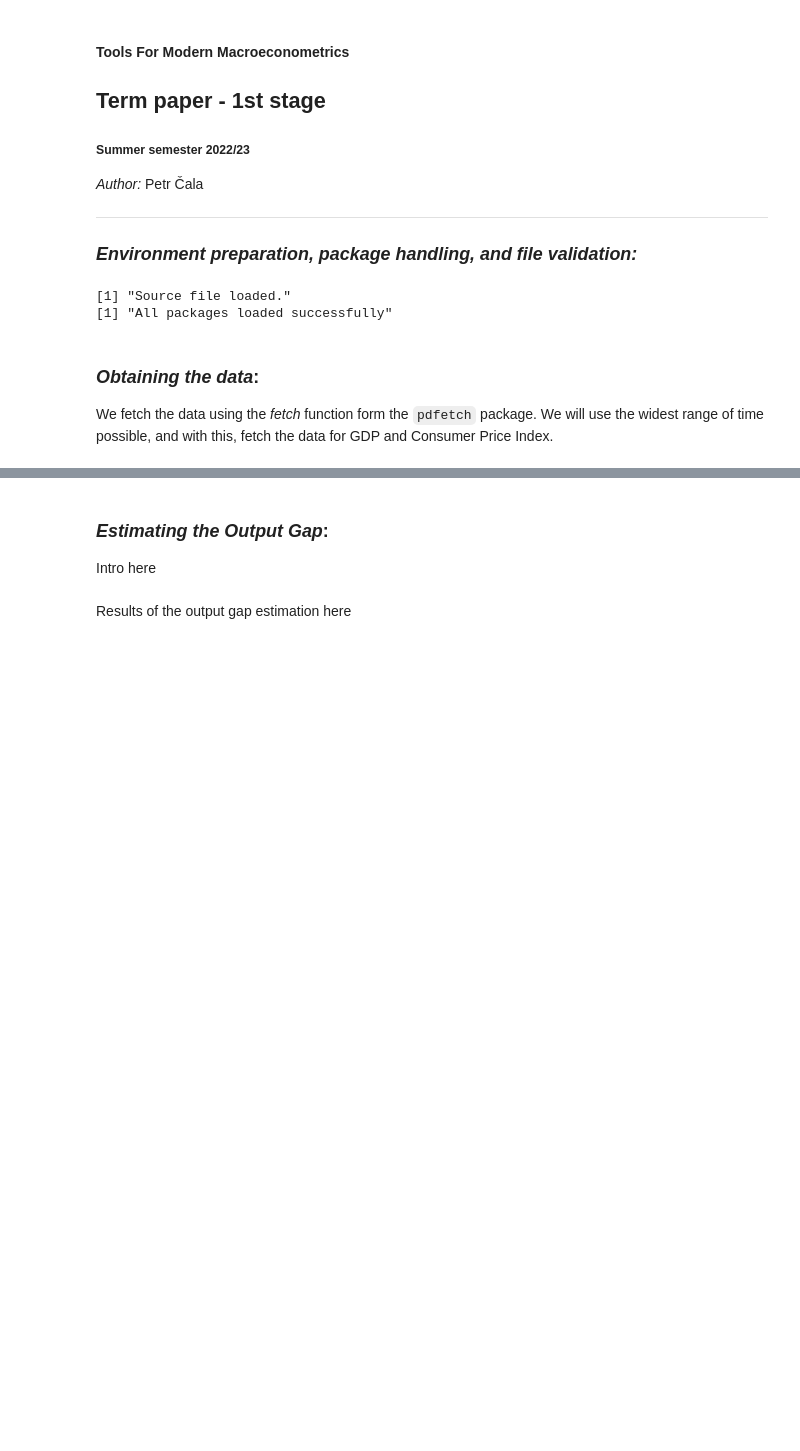
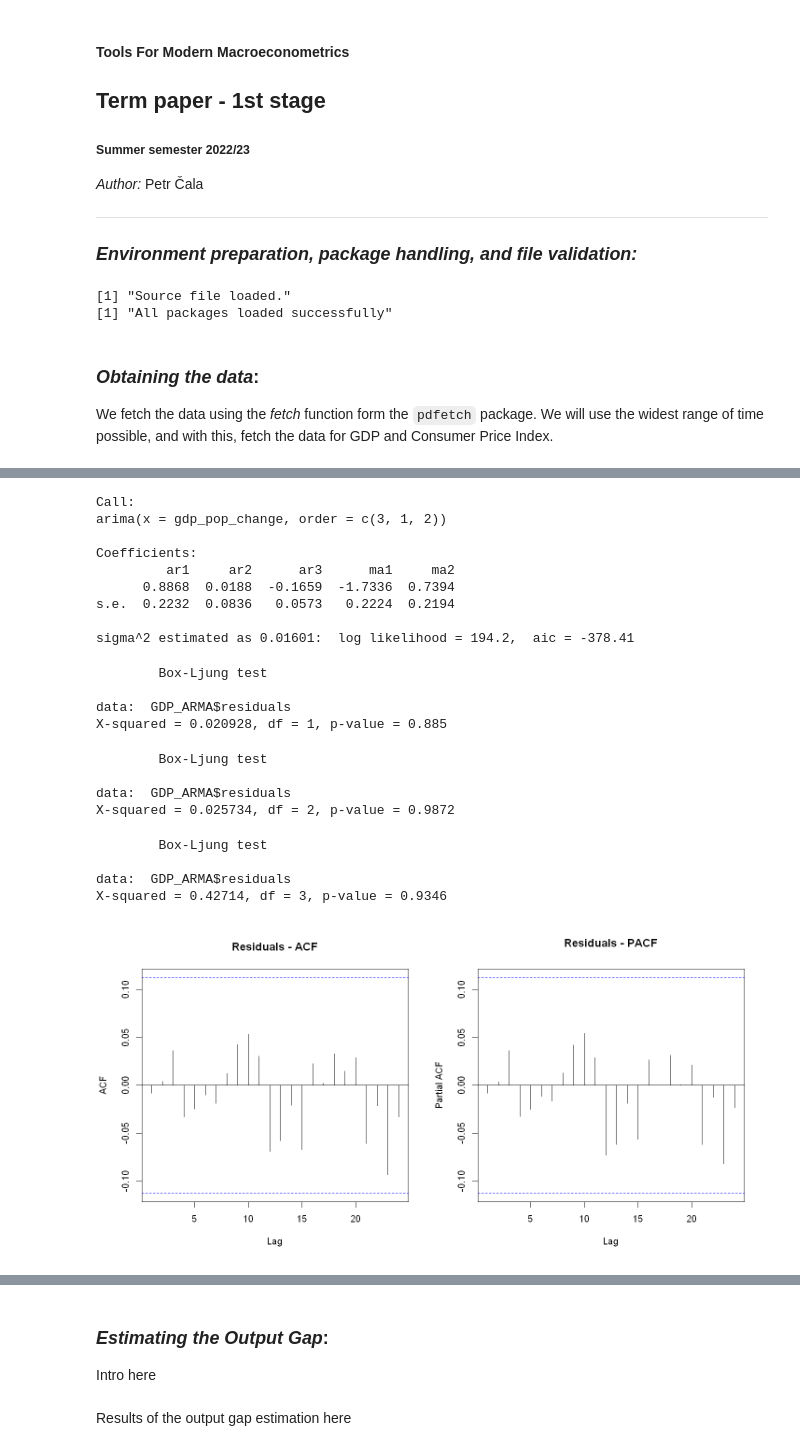
Before and after one commit to PetrCala/macro_tools_term_paper, a Jupyter notebook: code/cala_termpaper_main.ipynb, the cells around one changed output, grey strips where cells are left out. Drawn from its saved outputs; the diff is of its cells as text; code cells hidden in the pictures; blank space fills up the shorter version.

```diff
--- a/code/cala_termpaper_main.ipynb
+++ b/code/cala_termpaper_main.ipynb
@@ -363,0 +276,37 @@ ERROR: Error in .toPOSIXct(end, tzone(x)): invalid time / time based class
+# %%
+### 4.
+
+## GDP ARMA modelling
+GDP_ARMA <- arima(gdp_pop_change, order = c(3, 1, 2))
+GDP_ARMA
+
+par(mfrow = c(1, 2))
+acf(GDP_ARMA$residuals, main = 'Residuals - ACF')
+pacf(GDP_ARMA$residuals, main = 'Residuals - PACF')
+
+Box.test(GDP_ARMA$residuals, type = "Ljung-Box", lag = 1)
+Box.test(GDP_ARMA$residuals, type = "Ljung-Box", lag = 2)
+Box.test(GDP_ARMA$residuals, type = "Ljung-Box", lag = 3)
+# %% [output]
+Call:
+arima(x = gdp_pop_change, order = c(3, 1, 2))
+
+Coefficients:
+         ar1     ar2      ar3      ma1     ma2
+      0.8868  0.0188  -0.1659  -1.7336  0.7394
+s.e.  0.2232  0.0836   0.0573   0.2224  0.2194
+
+sigma^2 estimated as 0.01601:  log likelihood = 194.2,  aic = -378.41
+        Box-Ljung test
+
+data:  GDP_ARMA$residuals
+X-squared = 0.020928, df = 1, p-value = 0.885
+        Box-Ljung test
+
+data:  GDP_ARMA$residuals
+X-squared = 0.025734, df = 2, p-value = 0.9872
+        Box-Ljung test
+
+data:  GDP_ARMA$residuals
+X-squared = 0.42714, df = 3, p-value = 0.9346
+[figure, added]
```
Also changed, not shown: parts of 35 cells of this notebook, 1 other file.
